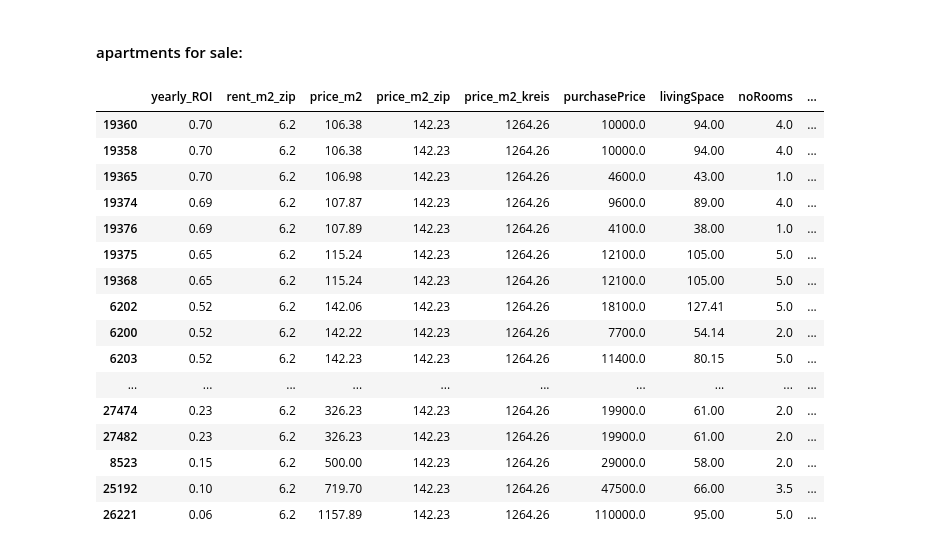
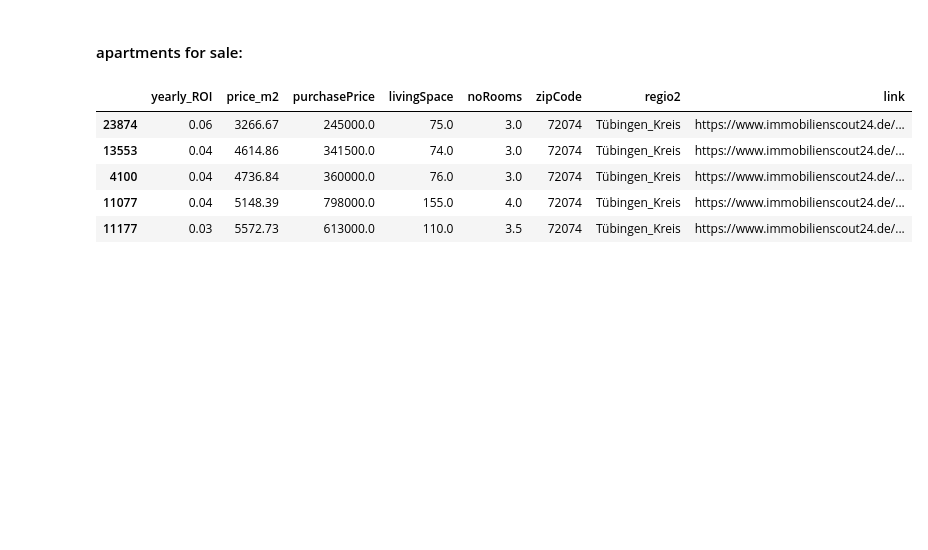
Before and after one commit to maxtue/ApartmentListings, a Jupyter notebook: data_analysis/combined.ipynb, the cells around one changed output. Cells and saved outputs as stored; diff of their text form; code cells hidden in the pictures; blank space fills up the shorter version.

Commit message:
simplified groupby calculations

```diff
--- a/data_analysis/combined.ipynb
+++ b/data_analysis/combined.ipynb
@@ -21,9 +20,8 @@ pd.set_option("display.precision", 2)
 # %% [markdown]
 #### load data:
 # %%
-date = "2020-04-13"
-rent_filepath = f"../data/mieten{date}.csv"
-sale_filepath = f"../data/kaufen{date}.csv"
+rent_filepath = sorted(glob.glob("../data/mieten*"))[-1]
+sale_filepath = sorted(glob.glob("../data/kaufen*"))[-1]
 rent_df = pd.read_csv(rent_filepath, sep=";", low_memory=False)
 sale_df = pd.read_csv(sale_filepath, sep=";", low_memory=False)
 # %% [output]
@@ -68,0 +78,6 @@ sale_df["link"] = "https://www.immobilienscout24.de/expose/" + sale_df[
+# %%
+g = rent_df.groupby("zipCode")["rent_m2"].median()
+g.name = "rent_m2_zipCode"
+sale_df = sale_df.join(g, on="zipCode").copy()
+
+sale_df["yearly_ROI"] = sale_df["rent_m2_zipCode"] * 12 / sale_df["price_m2"]
@@ -81,8 +87,0 @@ rent_df = rent_df.join(g, on="regio2").copy()
-# %%
-g = sale_df.groupby("zipCode")["price_m2"].median()
-g.name = "price_m2_zip"
-sale_df = sale_df.join(g, on="zipCode").copy()
-
-g = sale_df.groupby("regio2")["price_m2"].median()
-g.name = "price_m2_kreis"
-sale_df = sale_df.join(g, on="regio2").copy()
@@ -91,6 +87,0 @@ sale_df = sale_df.join(g, on="regio2").copy()
-# %%
-g = rent_df.groupby("zipCode")["rent_m2"].median()
-g.name = "rent_m2_zip"
-sale_df = sale_df.join(g, on="zipCode").copy()
-
-sale_df["yearly_ROI"] = sale_df["rent_m2_zip"] * 12 / sale_df["price_m2"]
@@ -173,28 +205,17 @@ rent_select_df[rent_filt].sort_values("rent_m2").head(20)
 # %% [markdown]
 #### apartments for sale:
 # %%
-sale_filt_col = "zipCode"  # "obj_zipCode"
-sale_filt_arg = 47169  # "Duisburg"
+sale_filt_col = "zipCode"
+sale_filt_arg = [72074]
 sale_filt_ord = "yearly_ROI"
 
-sale_filt = sale_select_df[sale_filt_col] == sale_filt_arg
+sale_filt = sale_select_df[sale_filt_col].isin(sale_filt_arg)
 sale_select_df[sale_filt].sort_values("yearly_ROI", ascending=False).head(50)
 # %% [output]
-|  | yearly_ROI | rent_m2_zip | price_m2 | price_m2_zip | price_m2_kreis | purchasePrice | livingSpace | noRooms | ... |
-| 19360 | 0.70 | 6.2 | 106.38 | 142.23 | 1264.26 | 10000.0 | 94.00 | 4.0 | ... |
-| 19358 | 0.70 | 6.2 | 106.38 | 142.23 | 1264.26 | 10000.0 | 94.00 | 4.0 | ... |
-| 19365 | 0.70 | 6.2 | 106.98 | 142.23 | 1264.26 | 4600.0 | 43.00 | 1.0 | ... |
-| 19374 | 0.69 | 6.2 | 107.87 | 142.23 | 1264.26 | 9600.0 | 89.00 | 4.0 | ... |
-| 19376 | 0.69 | 6.2 | 107.89 | 142.23 | 1264.26 | 4100.0 | 38.00 | 1.0 | ... |
-| 19375 | 0.65 | 6.2 | 115.24 | 142.23 | 1264.26 | 12100.0 | 105.00 | 5.0 | ... |
-| 19368 | 0.65 | 6.2 | 115.24 | 142.23 | 1264.26 | 12100.0 | 105.00 | 5.0 | ... |
-| 6202 | 0.52 | 6.2 | 142.06 | 142.23 | 1264.26 | 18100.0 | 127.41 | 5.0 | ... |
-| 6200 | 0.52 | 6.2 | 142.22 | 142.23 | 1264.26 | 7700.0 | 54.14 | 2.0 | ... |
-| 6203 | 0.52 | 6.2 | 142.23 | 142.23 | 1264.26 | 11400.0 | 80.15 | 5.0 | ... |
-| ... | ... | ... | ... | ... | ... | ... | ... | ... | ... |
-| 27474 | 0.23 | 6.2 | 326.23 | 142.23 | 1264.26 | 19900.0 | 61.00 | 2.0 | ... |
-| 27482 | 0.23 | 6.2 | 326.23 | 142.23 | 1264.26 | 19900.0 | 61.00 | 2.0 | ... |
-| 8523 | 0.15 | 6.2 | 500.00 | 142.23 | 1264.26 | 29000.0 | 58.00 | 2.0 | ... |
-| 25192 | 0.10 | 6.2 | 719.70 | 142.23 | 1264.26 | 47500.0 | 66.00 | 3.5 | ... |
-| 26221 | 0.06 | 6.2 | 1157.89 | 142.23 | 1264.26 | 110000.0 | 95.00 | 5.0 | ... |
+|  | yearly_ROI | price_m2 | purchasePrice | livingSpace | noRooms | zipCode | regio2 | link |
+| 23874 | 0.06 | 3266.67 | 245000.0 | 75.0 | 3.0 | 72074 | Tübingen_Kreis | https://www.immobilienscout24.de/... |
+| 13553 | 0.04 | 4614.86 | 341500.0 | 74.0 | 3.0 | 72074 | Tübingen_Kreis | https://www.immobilienscout24.de/... |
+| 4100 | 0.04 | 4736.84 | 360000.0 | 76.0 | 3.0 | 72074 | Tübingen_Kreis | https://www.immobilienscout24.de/... |
+| 11077 | 0.04 | 5148.39 | 798000.0 | 155.0 | 4.0 | 72074 | Tübingen_Kreis | https://www.immobilienscout24.de/... |
+| 11177 | 0.03 | 5572.73 | 613000.0 | 110.0 | 3.5 | 72074 | Tübingen_Kreis | https://www.immobilienscout24.de/... |
 [interactive output not drawn]
```
Also changed, not shown: parts of 28 cells of this notebook.
